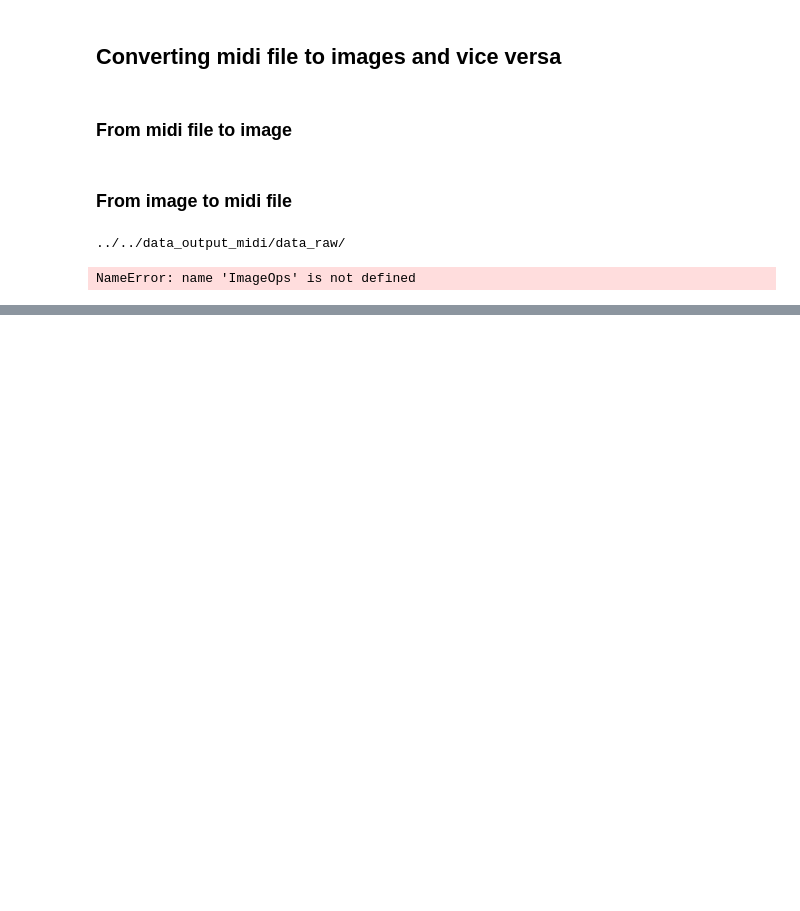
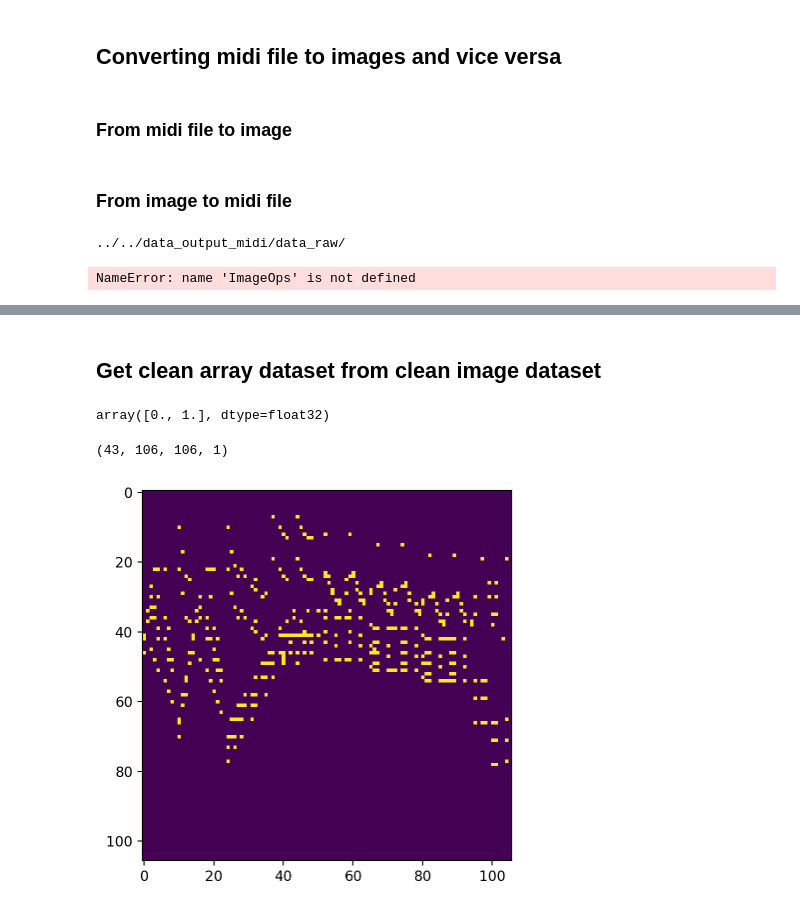
Before and after one commit to lydia-bellahouel/ChopAI, a Jupyter notebook: ChopAI/ml_logic/full-data-preprocessing.ipynb, the cells around one changed output, grey strips where cells are left out. Cells and saved outputs as stored; diff of their text form; code cells hidden in the pictures; blank space fills up the shorter version.

```diff
--- a/ChopAI/ml_logic/full-data-preprocessing.ipynb
+++ b/ChopAI/ml_logic/full-data-preprocessing.ipynb
@@ -248,0 +280,32 @@ def resize_images(image_path):
+# %% [markdown]
+## Get clean array dataset from clean image dataset
+# %%
+pixels = []
+images = []
+
+input_path = '../../data_test/Input_image_cleaned'
+for music in os.listdir(input_path):
+    for image in os.listdir(f"{input_path}/{music}"):
+        image_path = f'{input_path}/{music}/{image}'
+        image_read = Image.open(image_path) # Reading each image
+        pixels_image = np.array(image_read.getdata()).astype('float32') # Store all pixel values in an array, each i_th-sequence contains the values of pixels in a i_th-row
+        pixels_image = pixels_image / 255.0 # All the values are 0 (black) and white (255). Normalize pixel values to be between 0 and 1
+        pixels.append(pixels_image.reshape(106, 106,1)) # Reshape pixels to be a matrix
+        images.append(image_read)
+
+pixels = np.array(pixels)
+np.unique(pixels)
+# %% [output]
+array([0., 1.], dtype=float32)
+# %%
+pixels.shape
+# %% [output]
+(43, 106, 106, 1)
+# %%
+def show_image_from_pixels(matrix_of_pixels):
+  plt.imshow(np.squeeze(matrix_of_pixels))
+  plt.show()
+
+show_image_from_pixels(pixels[12, :, :, :])
+# %% [output]
+[figure, added]
```
Also changed, not shown: parts of 7 cells of this notebook.
